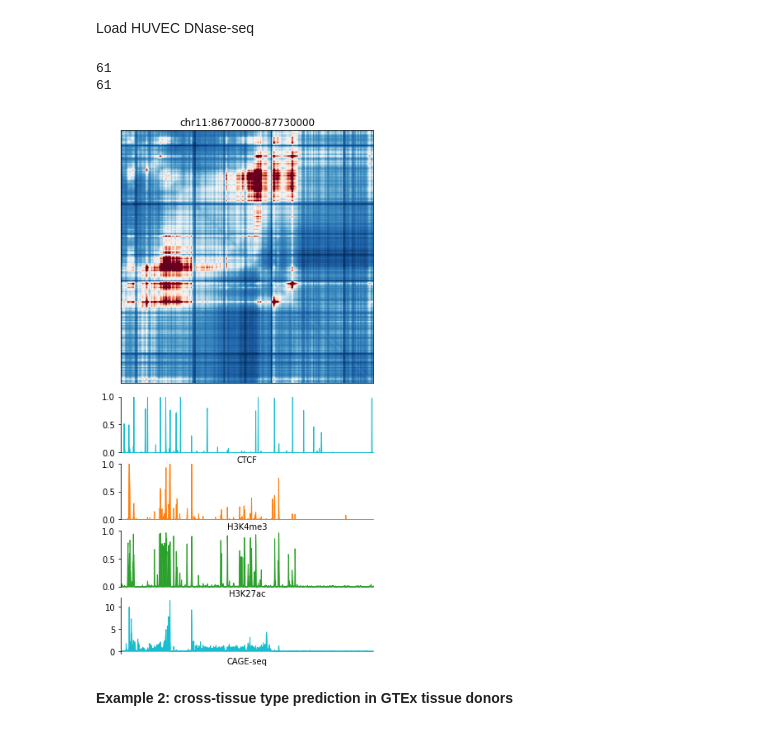
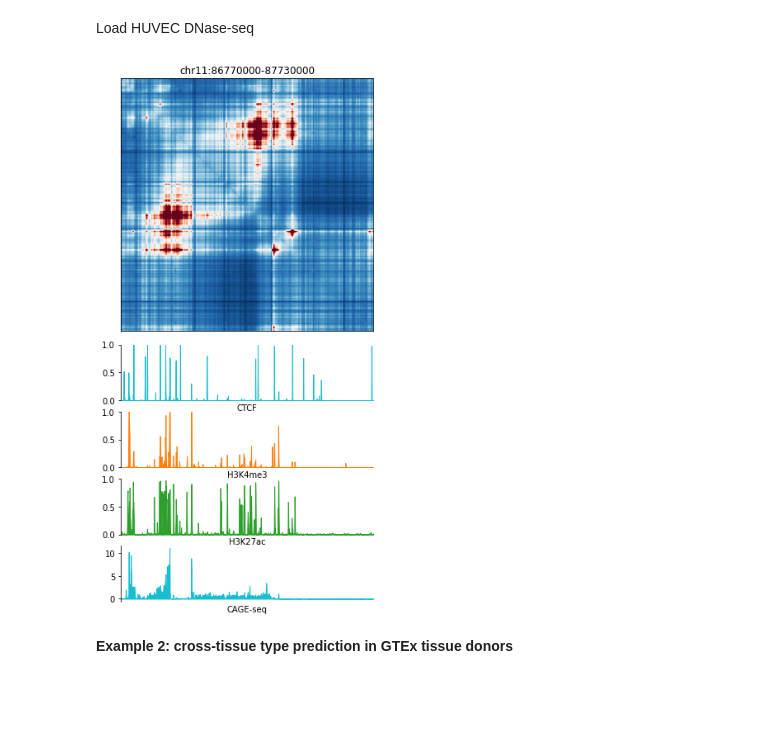
Before and after one commit to liu-bioinfo-lab/EPCOT, a Jupyter notebook: EPCOT_usage.ipynb, the cells around one changed output. Cells and saved outputs as stored; diff of their text form; code cells hidden in the pictures; blank space fills up the shorter version.

```diff
--- a/EPCOT_usage.ipynb
+++ b/EPCOT_usage.ipynb
@@ -433,15 +414,12 @@ saved_model='models/cage_transformer.pt'
 cage_model=load_cage_model(saved_model,device)
 
 ###  Hi-C cross-cell type predicition
-###  load models trained on GM12878 and IMR-90
+###  load models trained on GM12878 and HFF
 saved_model='models/hic_GM12878_transformer.pt'
 hic_model_gm=load_hic_model(saved_model,device)
 
-saved_model='models/hic_IMR-90_transformer.pt'
-hic_model_imr=load_hic_model(saved_model,device)
+saved_model='models/hic_HFF_transformer.pt'
+hic_model_hff=load_hic_model(saved_model,device)
-# %% [output]
-61
-61
 # %%
 ###  cross-cell type epigenomic feature prediction
 chrom,start,end=['chr11',86770000,87730000]
@@ -455,37 +433,40 @@ cage_chrom,cage_start,cage_end=['chr11',86750000,87750000]
 pred_cage= predict_cage(model=cage_model,
                         chrom=cage_chrom,start=cage_start,end=cage_end,
                         dnase=HUVEC_dnase,
-                        fasta_extractor=fasta_extractor)
+                        fasta_extractor=fasta_extractor,
+                        cross_cell_type=True)
 
 ###  cross-cell type contact map prediction
 hic_chrom,hic_start,hic_end=['chr11',86750000,87750000]
 pred_hic1=predict_hic(model=hic_model_gm,
                       chrom=hic_chrom,start=hic_start,end=hic_end,
                       dnase=HUVEC_dnase,
-                      fasta_extractor=fasta_extractor)
-pred_hic2=predict_hic(hic_model_imr,hic_chrom,hic_start,hic_end,HUVEC_dnase,fasta_extractor)
+                      fasta_extractor=fasta_extractor,
+                      cross_cell_type=True
+                      )
+pred_hic2=predict_hic(hic_model_hff,hic_chrom,hic_start,hic_end,HUVEC_dnase,fasta_extractor,cross_cell_type=True)
 
 ### using ensemble of models trained on GM12878 and IMR-90
 pred_hic=(pred_hic1+pred_hic2)/2
 # %%
 ###  plot results
 fig = plt.figure(figsize=(5, 9.5))
 gs = GridSpec(8, 5, wspace = 0.75, hspace = 0.2, left = 0.05, top = 0.98, right = 0.9, bottom = 0.05)
 ax_hic = fig.add_subplot(gs[:4, :5])
 ax_track= [fig.add_subplot(gs[4+i:5+i,:5]) for i in range(4)]
-plot_hic(ax_hic,pred_hic,vmin=0,vmax=4)
+plot_hic(ax_hic,pred_hic,vmin=0,vmax=5)
 epis=['CTCF','H3K4me3','H3K27ac','CAGE-seq']
 plot_bindings(ax_track[0],pred_epi[:,0], chrom,start,end)
 plot_bindings(ax_track[1],pred_epi[:,-3], chrom,start,end,color='tab:orange')
 plot_bindings(ax_track[2],pred_epi[:,-6], chrom,start,end,color='tab:green')
 plot_cage(ax_track[3],pred_cage[20:-20],cage_chrom,cage_start,cage_end)
 for i in range(len(ax_track)):
   ax_track[i].set_xticks([])
   ax_track[i].set_xlabel(epis[i])
 ax_hic.set_title('%s:%s-%s'%(chrom,start,end))
 plt.show()
 # %% [output]
-[figure, old version]
+[figure, new version]
 # %% [markdown]
 **Example 2: cross-tissue type prediction in GTEx tissue donors**
 # %% [markdown]
```
Also changed, not shown: parts of 19 cells of this notebook.
